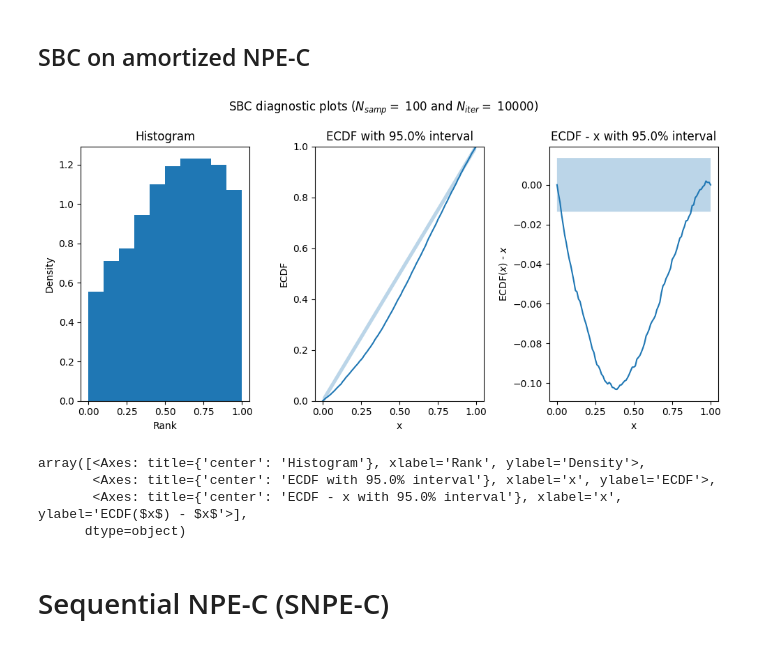
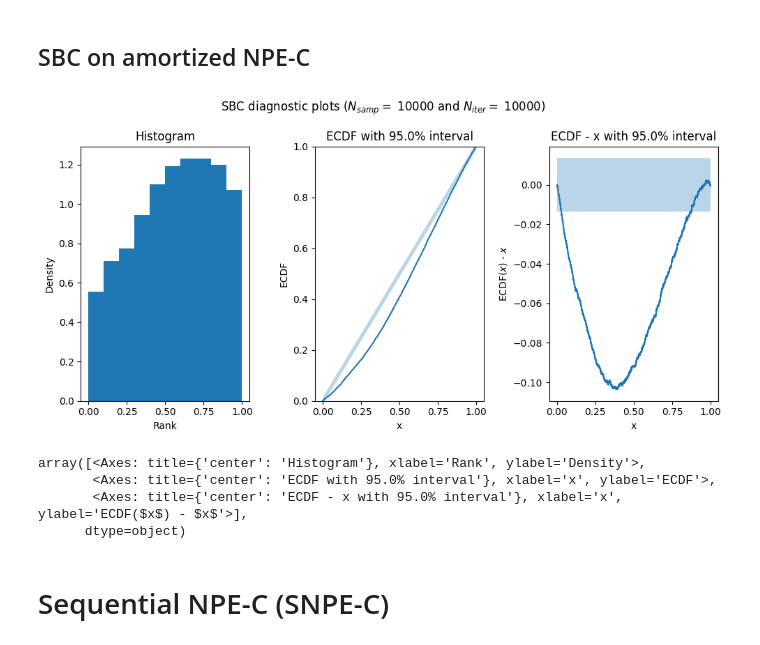
Before and after one commit to kaisamaroo/SBC-SBI, a Jupyter notebook: notebooks/toy_examples/norm_norm_diffuse_1d/npe_c.ipynb, the cells around one changed output. Saved outputs shown, nothing was run; the diff lists cells and outputs as text; code cells hidden in the pictures.

```diff
--- a/notebooks/toy_examples/norm_norm_diffuse_1d/npe_c.ipynb
+++ b/notebooks/toy_examples/norm_norm_diffuse_1d/npe_c.ipynb
@@ -84,8 +84,8 @@ with open(path_to_amortized_ranks_config, "r") as f:
 # Load samples
 amortized_ranks_simulations = np.load(path_to_amortized_ranks_simulations)
 
-N_iter = amortized_ranks_config["N_iter"]
-N_samp = amortized_ranks_config["N_samp"]
+amortized_ranks_N_iter = amortized_ranks_config["N_iter"]
+amortized_ranks_N_samp = amortized_ranks_config["N_samp"]
 
 print(f"Amortized SBC config:")
 amortized_ranks_config
@@ -233,9 +233,9 @@ plt.show()
 ## SBC on amortized NPE-C
 # %%
 # Plot amortized ranks
-plot_sbc_all(ranks=amortized_ranks, N_samp=N_samp)
+plot_sbc_all(ranks=amortized_ranks, N_samp=amortized_ranks_N_samp)
 # %% [output]
-[figure, old version]
+[figure, new version]
 array([<Axes: title={'center': 'Histogram'}, xlabel='Rank', ylabel='Density'>,
        <Axes: title={'center': 'ECDF with 95.0% interval'}, xlabel='x', ylabel='ECDF'>,
        <Axes: title={'center': 'ECDF - x with 95.0% interval'}, xlabel='x', ylabel='ECDF($x$) - $x$'>],
```
Also changed, not shown: parts of 9 cells of this notebook, 32 other files.
